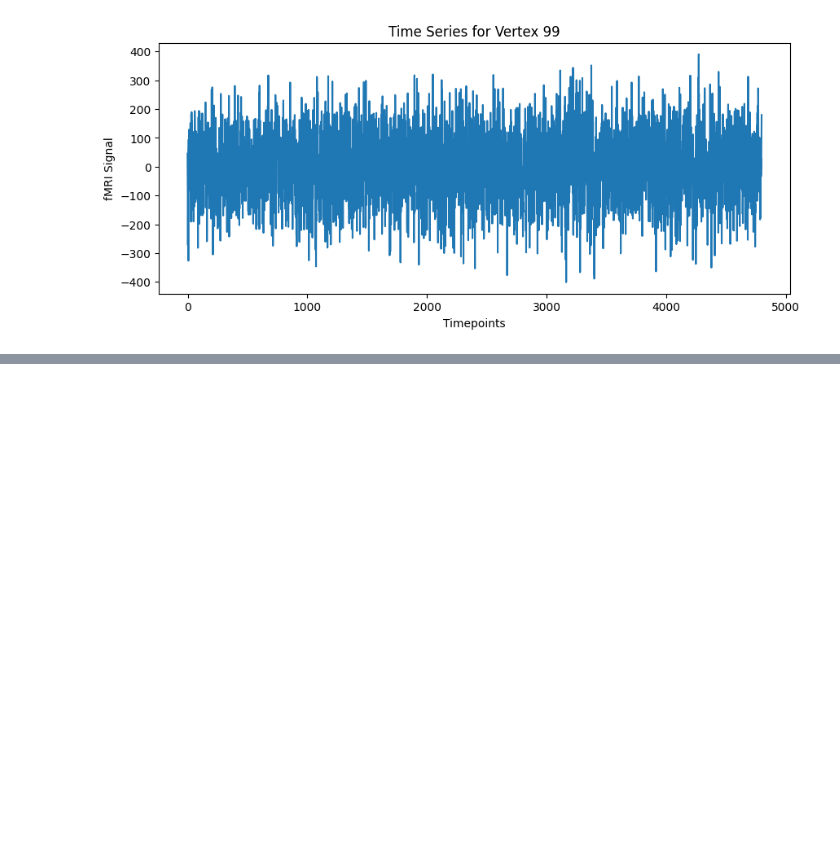
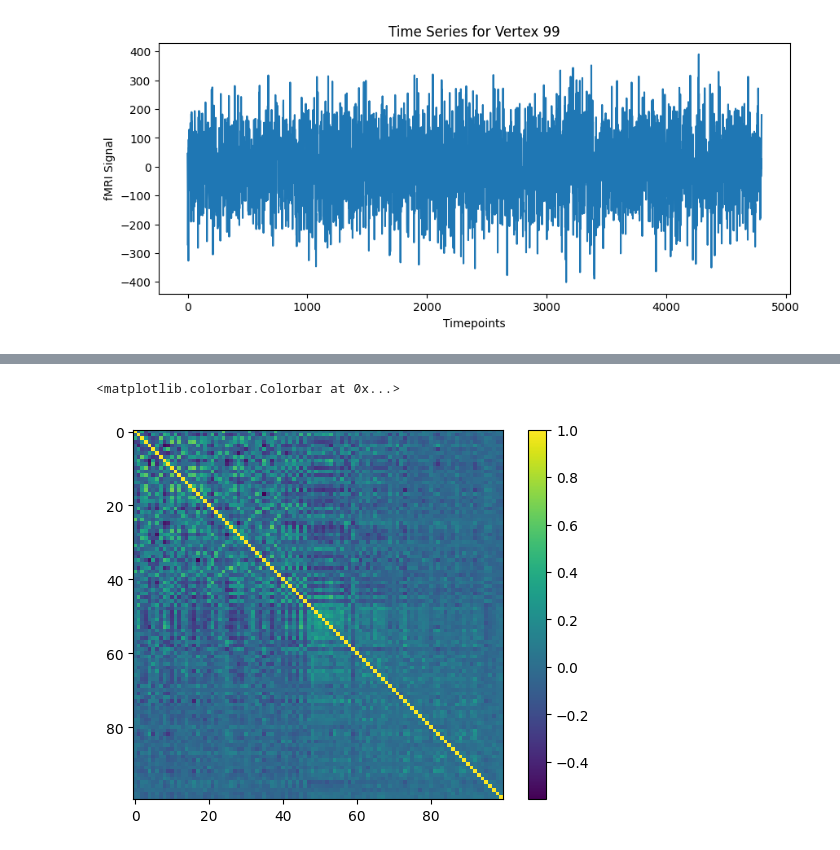
Before and after one commit to vickyli1015/DSC180-Functional-Connectivity-Project, a Jupyter notebook: anastasiya.ipynb, the cells around one changed output, grey strips where cells are left out. Cells and saved outputs as stored; diff of their text form; code cells hidden in the pictures; blank space fills up the shorter version.

```diff
--- a/anastasiya.ipynb
+++ b/anastasiya.ipynb
@@ -59,0 +136,10 @@ plt.show()
+# %%
+#same thing d=but data variance is not equal to 1
+X = np.array(sub_data).mean(axis=0)
+corr = np.corrcoef(X.T)
+# %%
+plt.imshow(corr, cmap='viridis')
+plt.colorbar()
+# %% [output]
+<matplotlib.colorbar.Colorbar at 0x...>
+[figure, added]
```
Also changed, not shown: parts of 26 cells of this notebook.
